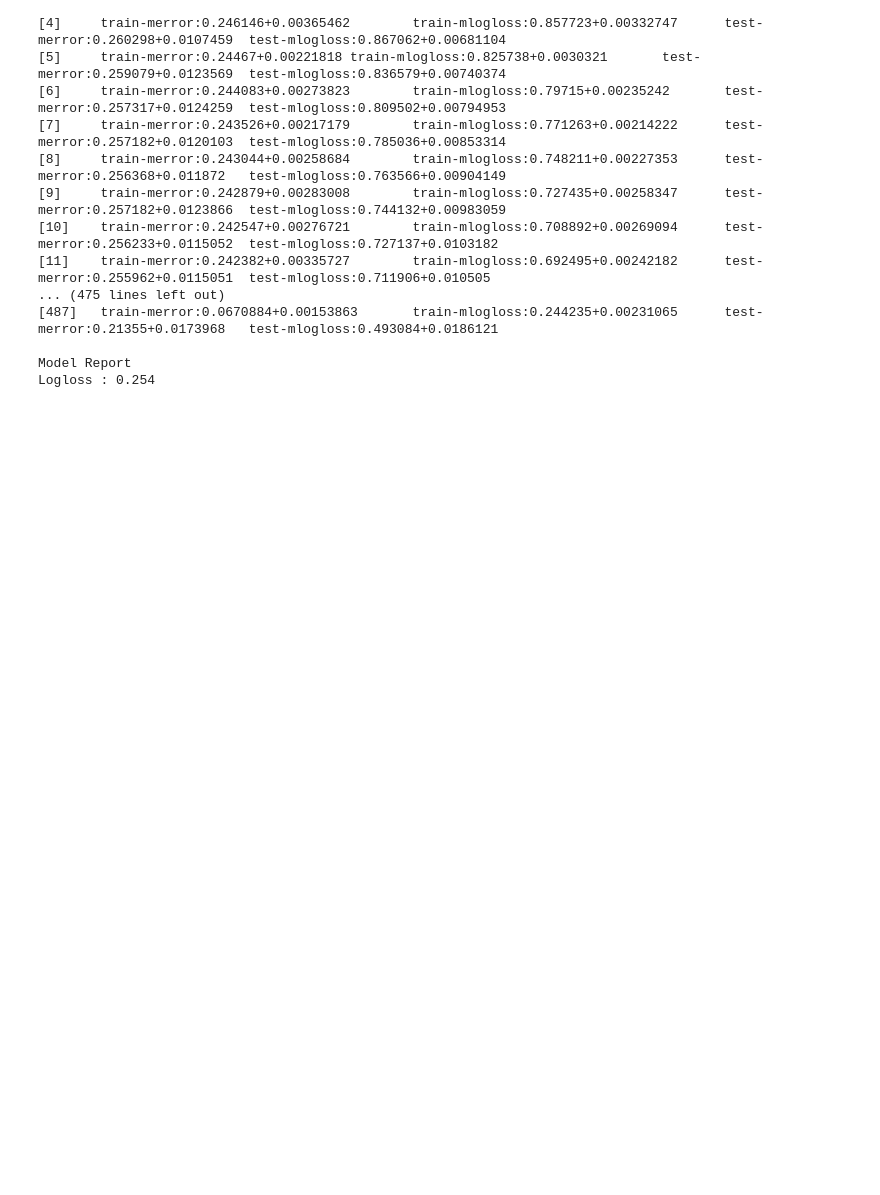
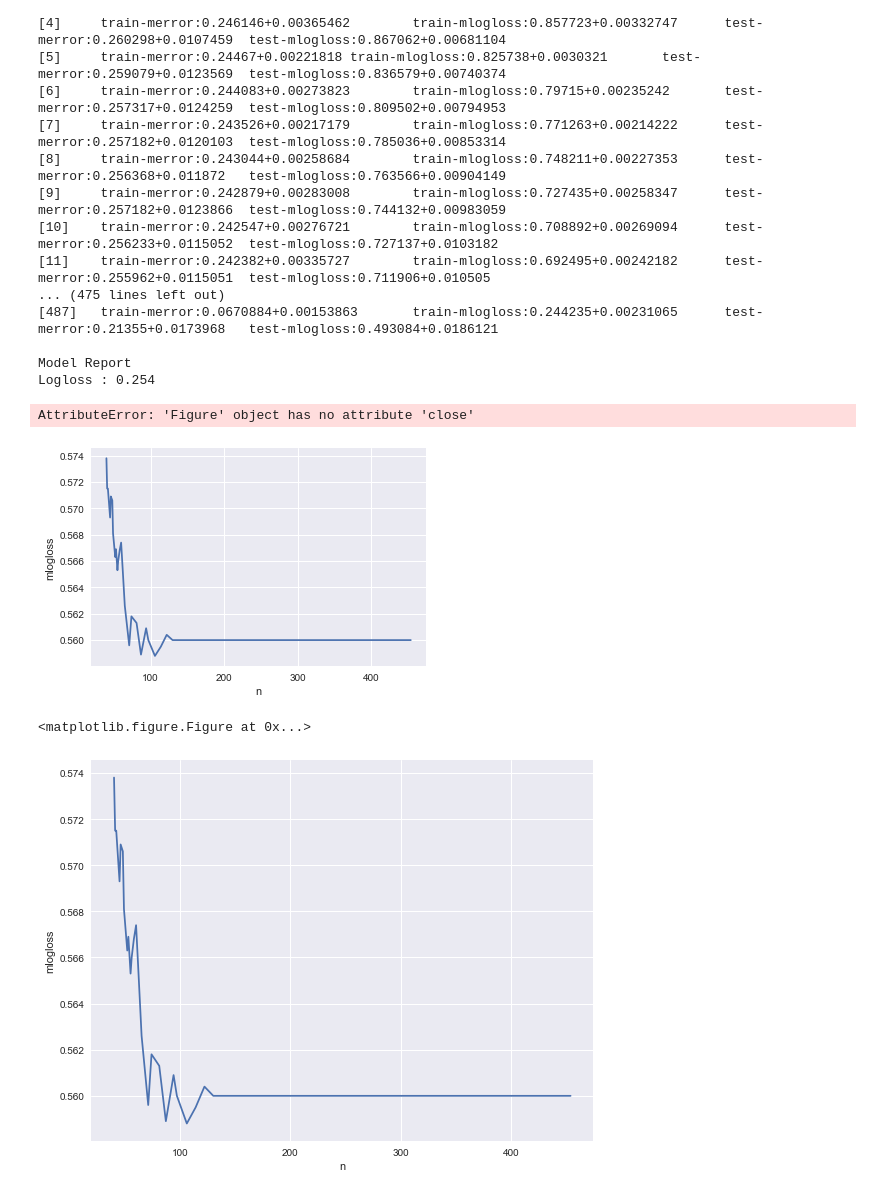
Before and after one commit to mlasy/Machine-Learning-Nanodegree-Udacity, a Jupyter notebook: capstone/Capstone_Project_Telstra.ipynb, the cells around one changed output. Saved outputs shown, nothing was run; the diff lists cells and outputs as text; code cells hidden in the pictures; blank space fills up the shorter version.

```diff
--- a/capstone/Capstone_Project_Telstra.ipynb
+++ b/capstone/Capstone_Project_Telstra.ipynb
@@ -659,21 +675,32 @@ final_pred.to_csv(path_or_buf='Telstra/final_pred.csv',index=False)
 # %%
 #Visualize Progress over time
 import datetime
-sot = pd.read_csv("score over time.csv")
-print sot
-dates = list(sot["Date"])
-x = [dt.datetime.strptime(d,'%d/%m/%Y').date() for d in dates]
-y = sot["Score"]
+sot = pd.read_csv("feature_importance_logloss.csv")
+#print sot
+#dates = list(sot["Date"])
+x = sot['n']
+y = sot['log_loss']
+plt.xlabel('n')
+plt.ylabel('mlogloss')
 plt.plot(x,y)
 plt.figure(figsize=(7,8))
-plt.gcf().autofmt_xdate()
+
+#plt.gcf().autofmt_xdate()
 
 fig32 = plt.figure(figsize=(9,7))
+
 ax = fig32.add_subplot(111)
+ax.set_xlabel('n')
+ax.set_ylabel('mlogloss')
 ax.plot(x, y)
-fig32.savefig('fig32.png', dpi = 1200)
+fig32.savefig('fig32.png', dpi = 600)
 fig32.close()
 
-#plt.show()
+plt.show()
 
 # Do the plot code
+# %% [output]
+AttributeError: 'Figure' object has no attribute 'close'
+[figure, added]
+<matplotlib.figure.Figure at 0x...>
+[figure, added]
```
Also changed, not shown: parts of 5 cells of this notebook, 8 other files.
